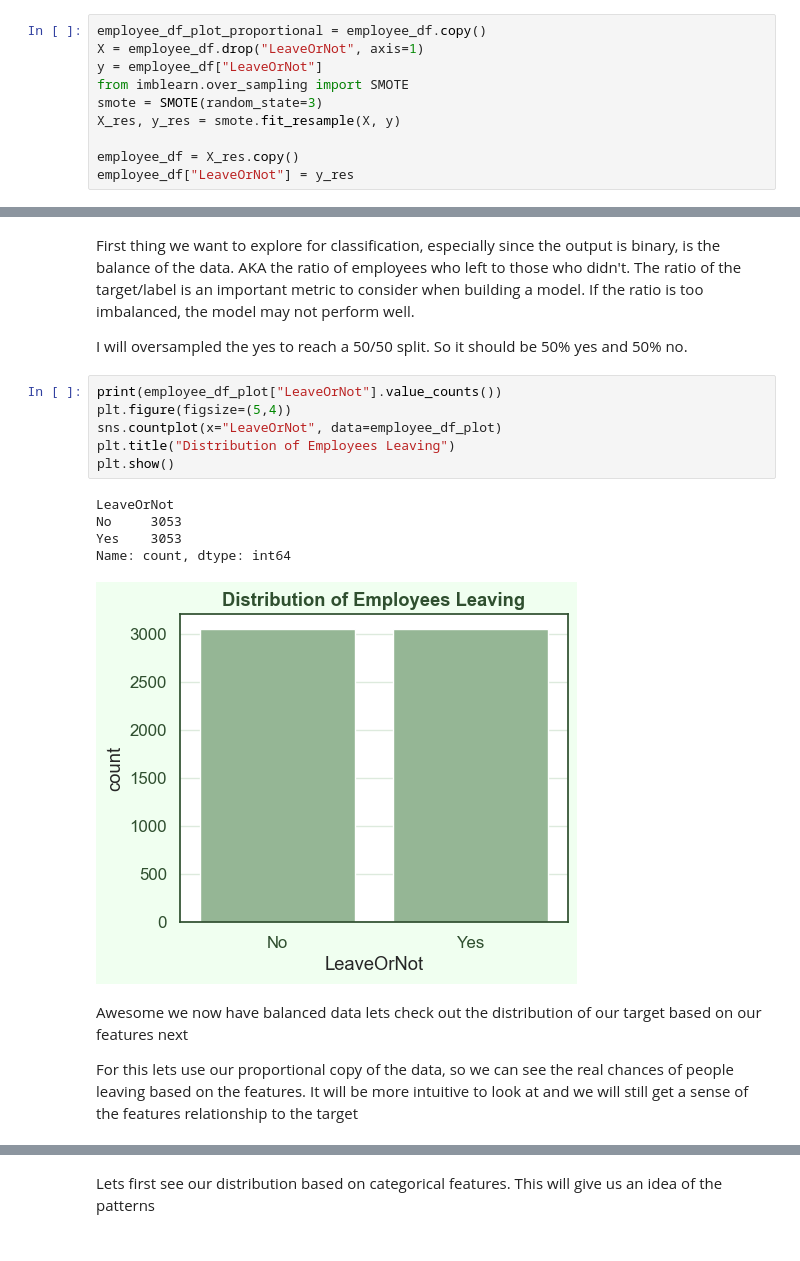
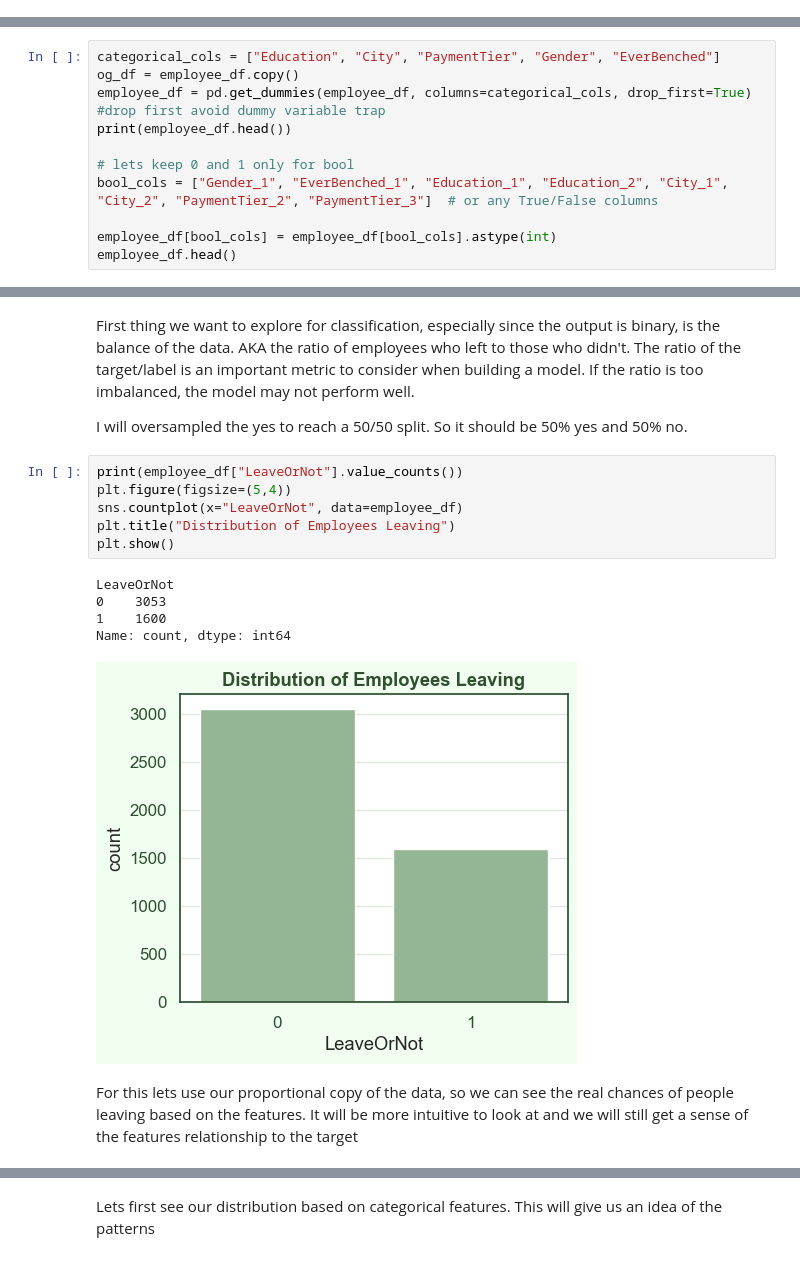
Before and after one commit to Thpow/employee-retention-predict-analyze, a Jupyter notebook: project.ipynb, the cells around one changed output, grey strips where cells are left out. Saved outputs shown, nothing was run; the diff lists cells and outputs as text.

```diff
--- a/project.ipynb
+++ b/project.ipynb
@@ -101,10 +141,0 @@ I will also keep a proportional copy of the data for analysis
-# %%
-employee_df_plot_proportional = employee_df.copy()
-X = employee_df.drop("LeaveOrNot", axis=1)
-y = employee_df["LeaveOrNot"]
-from imblearn.over_sampling import SMOTE
-smote = SMOTE(random_state=3)
-X_res, y_res = smote.fit_resample(X, y)
-
-employee_df = X_res.copy()
-employee_df["LeaveOrNot"] = y_res
@@ -110,0 +151,11 @@ employee_df["LeaveOrNot"] = y_res
+# %%
+categorical_cols = ["Education", "City", "PaymentTier", "Gender", "EverBenched"]
+og_df = employee_df.copy()
+employee_df = pd.get_dummies(employee_df, columns=categorical_cols, drop_first=True) #drop first avoid dummy variable trap
+print(employee_df.head())
+
+# lets keep 0 and 1 only for bool
+bool_cols = ["Gender_1", "EverBenched_1", "Education_1", "Education_2", "City_1", "City_2", "PaymentTier_2", "PaymentTier_3"]  # or any True/False columns
+
+employee_df[bool_cols] = employee_df[bool_cols].astype(int)
+employee_df.head()
@@ -130,18 +195,16 @@ First thing we want to explore for classification, especially since the output i
 
 I will oversampled the yes to reach a 50/50 split. So it should be 50% yes and 50% no.
 # %%
-print(employee_df_plot["LeaveOrNot"].value_counts())
+print(employee_df["LeaveOrNot"].value_counts())
 plt.figure(figsize=(5,4))
-sns.countplot(x="LeaveOrNot", data=employee_df_plot)
+sns.countplot(x="LeaveOrNot", data=employee_df)
 plt.title("Distribution of Employees Leaving")
 plt.show()
 # %% [output]
 LeaveOrNot
-No     3053
-Yes    3053
+0    3053
+1    1600
 Name: count, dtype: int64
-[figure, old version]
+[figure, new version]
 # %% [markdown]
-Awesome we now have balanced data lets check out the distribution of our target based on our features next
-
 For this lets use our proportional copy of the data, so we can see the real chances of people leaving based on the features. It will be more intuitive to look at and we will still get a sense of the features relationship to the target
```
Also changed, not shown: parts of 44 cells of this notebook.
